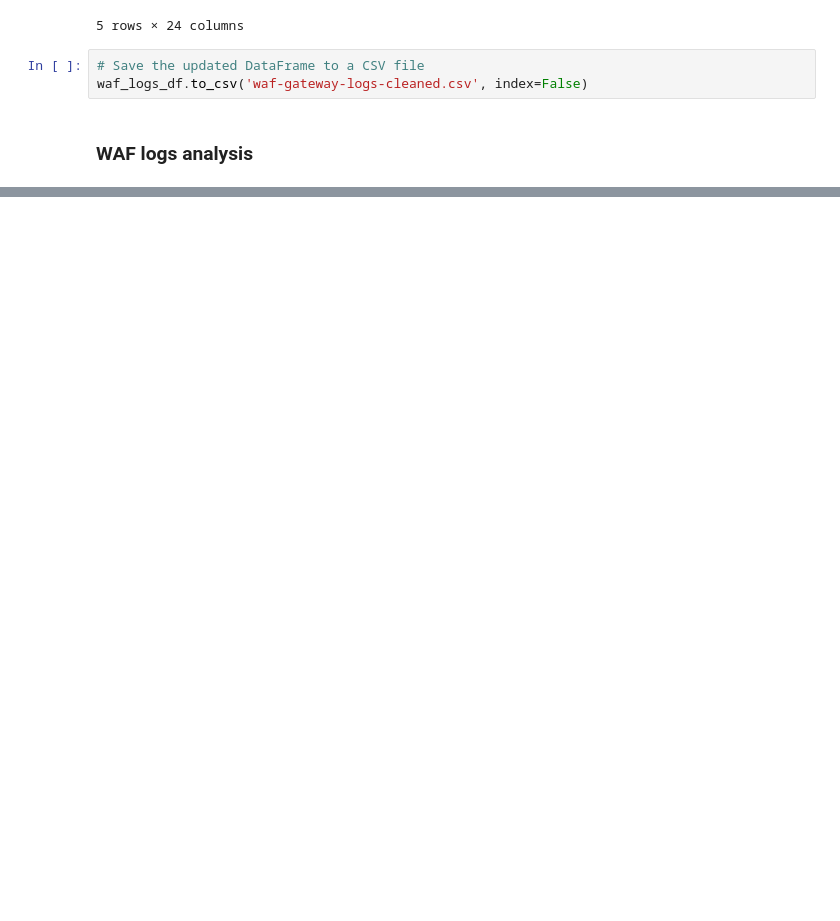
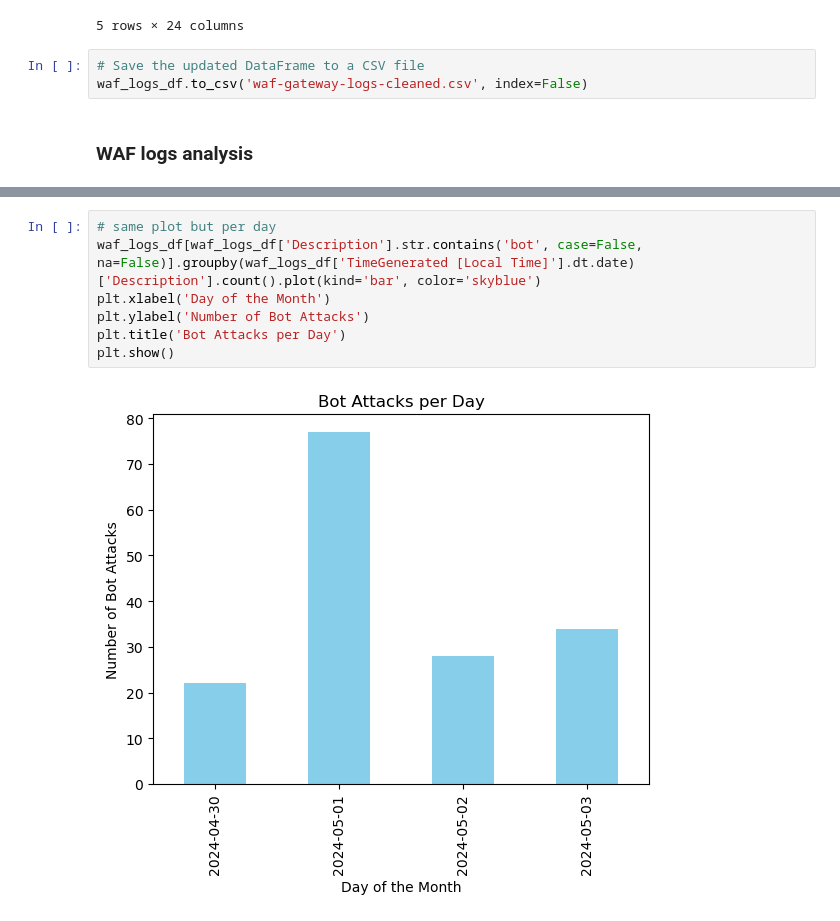
Before and after one commit to nitou2504/cmp-5006-spring24, a Jupyter notebook: homework/hw3/log_analysis.ipynb, the cells around one changed output, grey strips where cells are left out. Saved outputs shown, nothing was run; the diff lists cells and outputs as text; blank space fills up the shorter version.

```diff
--- a/homework/hw3/log_analysis.ipynb
+++ b/homework/hw3/log_analysis.ipynb
@@ -249,0 +261,9 @@ waf_logs_df.to_csv('waf-gateway-logs-cleaned.csv', index=False)
+# %%
+# same plot but per day
+waf_logs_df[waf_logs_df['Description'].str.contains('bot', case=False, na=False)].groupby(waf_logs_df['TimeGenerated [Local Time]'].dt.date)['Description'].count().plot(kind='bar', color='skyblue')
+plt.xlabel('Day of the Month')
+plt.ylabel('Number of Bot Attacks')
+plt.title('Bot Attacks per Day')
+plt.show()
+# %% [output]
+[figure, added]
```
Also changed, not shown: parts of 1 cell of this notebook.
